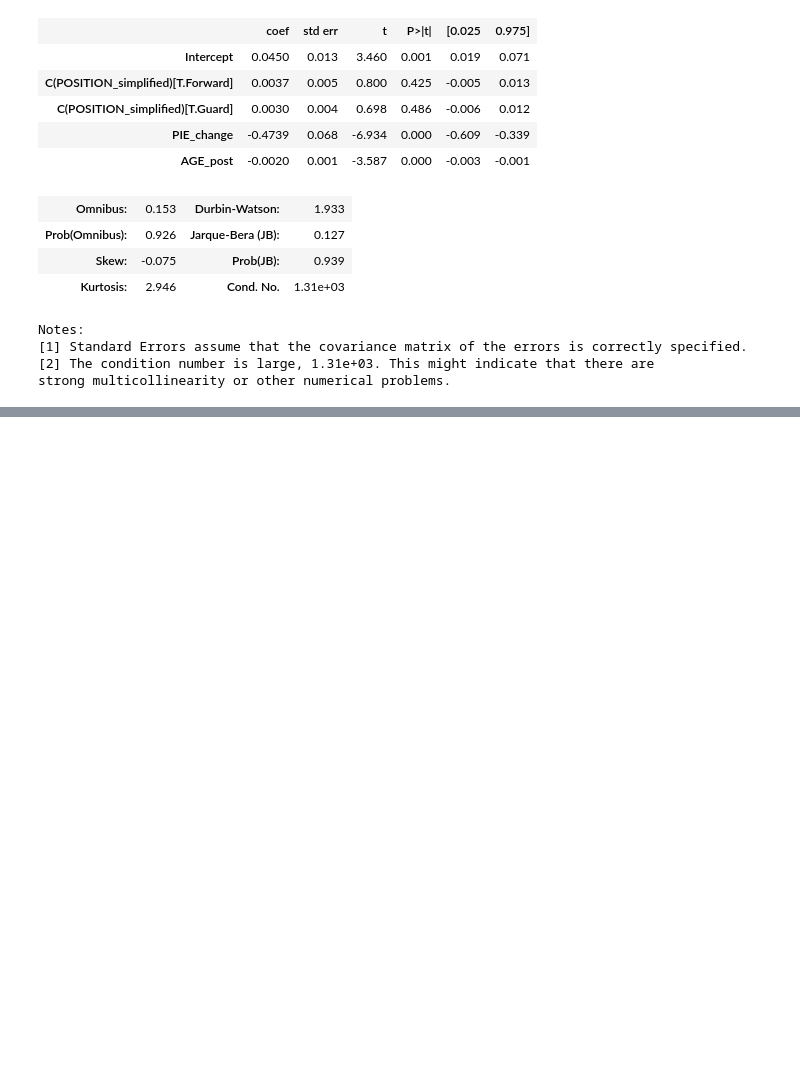
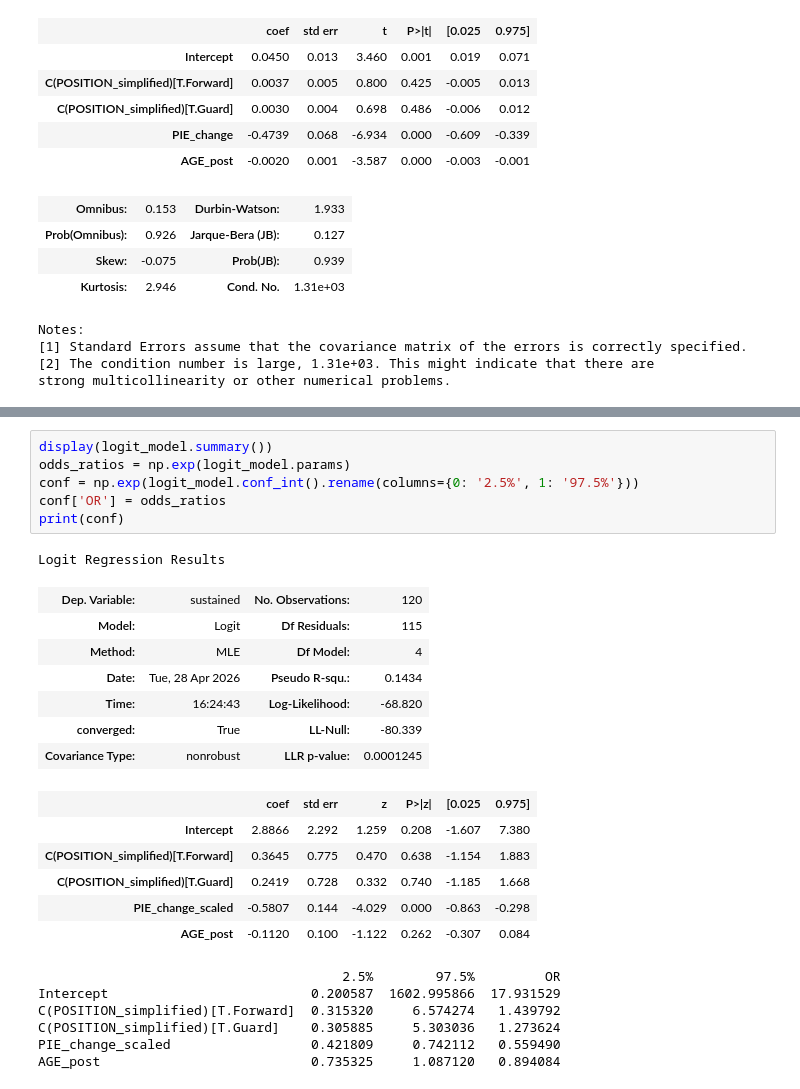
Before and after one commit to BigMikeZ/nba_breakout_analysis, a Jupyter notebook: nba_breakout_final_report.ipynb, the cells around one changed output, grey strips where cells are left out. Cells and saved outputs as stored; diff of their text form; blank space fills up the shorter version.

```diff
--- a/nba_breakout_final_report.ipynb
+++ b/nba_breakout_final_report.ipynb
@@ -95,0 +126,27 @@ The primary OLS model explained 38% of variance in PIE_diff (R² = 0.324, F = 15
+# %%
+display(logit_model.summary())
+odds_ratios = np.exp(logit_model.params)
+conf = np.exp(logit_model.conf_int().rename(columns={0: '2.5%', 1: '97.5%'}))
+conf['OR'] = odds_ratios
+print(conf)
+# %% [output]
+Logit Regression Results
+| Dep. Variable: | sustained | No. Observations: | 120 |
+| Model: | Logit | Df Residuals: | 115 |
+| Method: | MLE | Df Model: | 4 |
+| Date: | Tue, 28 Apr 2026 | Pseudo R-squ.: | 0.1434 |
+| Time: | 16:24:43 | Log-Likelihood: | -68.820 |
+| converged: | True | LL-Null: | -80.339 |
+| Covariance Type: | nonrobust | LLR p-value: | 0.0001245 |
+|  | coef | std err | z | P>|z| | [0.025 | 0.975] |
+| Intercept | 2.8866 | 2.292 | 1.259 | 0.208 | -1.607 | 7.380 |
+| C(POSITION_simplified)[T.Forward] | 0.3645 | 0.775 | 0.470 | 0.638 | -1.154 | 1.883 |
+| C(POSITION_simplified)[T.Guard] | 0.2419 | 0.728 | 0.332 | 0.740 | -1.185 | 1.668 |
+| PIE_change_scaled | -0.5807 | 0.144 | -4.029 | 0.000 | -0.863 | -0.298 |
+| AGE_post | -0.1120 | 0.100 | -1.122 | 0.262 | -0.307 | 0.084 |
+                                       2.5%        97.5%         OR
+Intercept                          0.200587  1602.995866  17.931529
+C(POSITION_simplified)[T.Forward]  0.315320     6.574274   1.439792
+C(POSITION_simplified)[T.Guard]    0.305885     5.303036   1.273624
+PIE_change_scaled                  0.421809     0.742112   0.559490
+AGE_post                           0.735325     1.087120   0.894084
```
Also changed, not shown: parts of 7 cells of this notebook.
